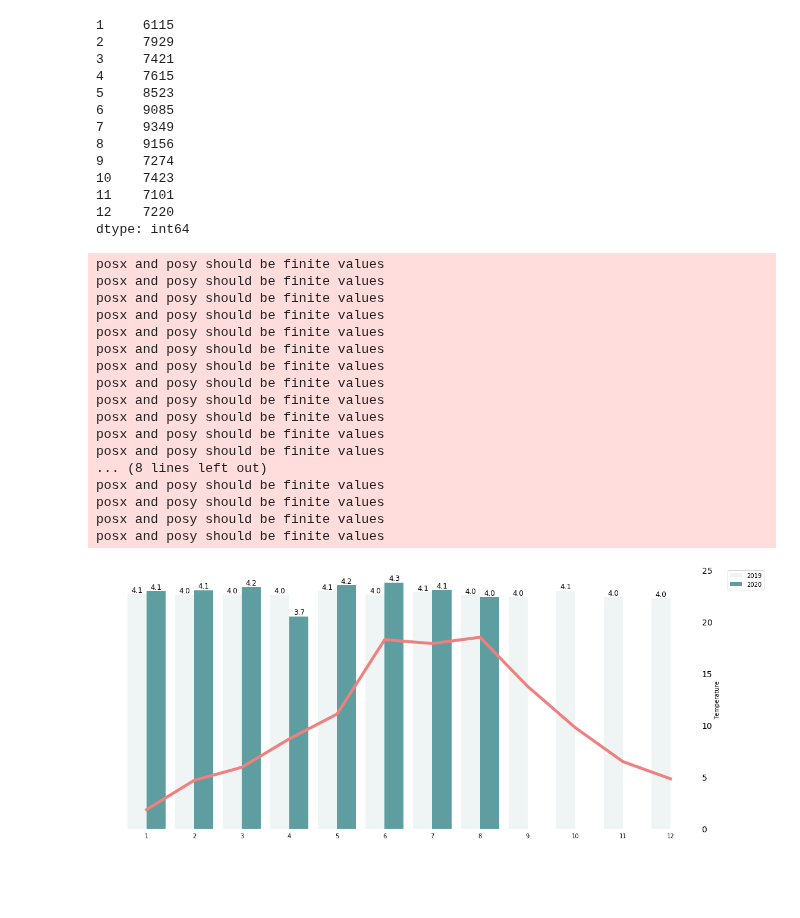
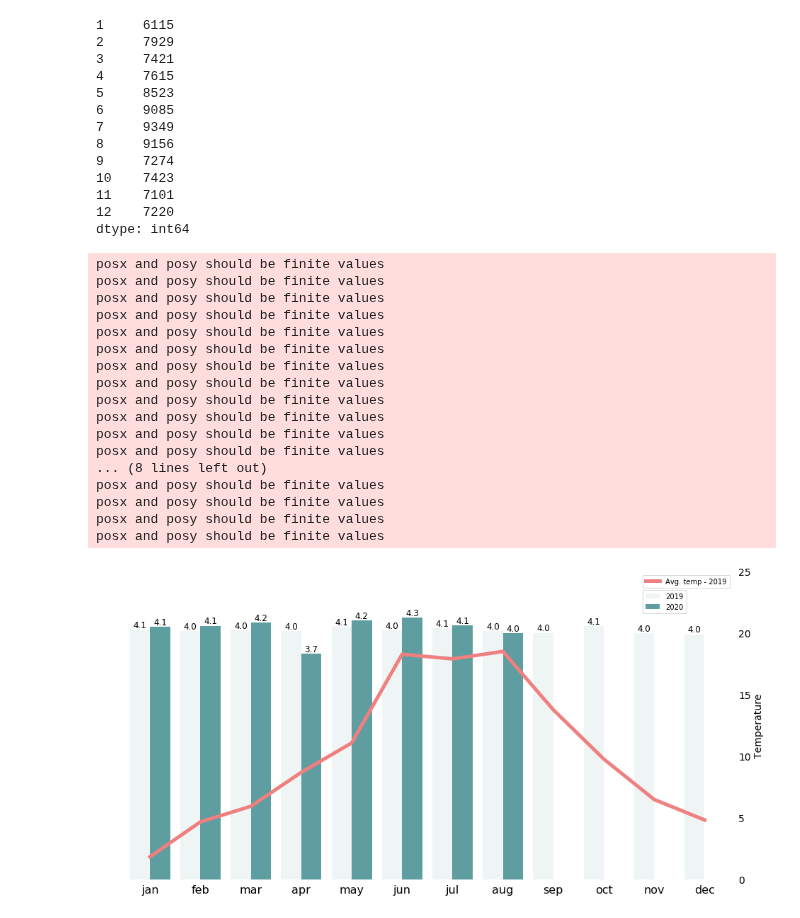
Before and after one commit to annarenneke/Group19, a Jupyter notebook: EXAM/Descriptive Stat.ipynb, the cells around one changed output. Drawn from its saved outputs; the diff is of its cells as text; code cells hidden in the pictures; blank space fills up the shorter version.

```diff
--- a/EXAM/Descriptive Stat.ipynb
+++ b/EXAM/Descriptive Stat.ipynb
@@ -168,17 +168,18 @@ dtype: int64
 # %%
 #Combo-chart
 
-fig , ax = plt.subplots(1 , figsize = (18, 8))
+fig , ax = plt.subplots(1 , figsize = (16, 8))
 
 
 #Bar chart
 ax = sns.barplot(x = 'month' , y = 'rest_rating' , data = df_combo , hue = 'year' , color = 'cadetblue' , saturation = 1 , ax = ax , ci = None)
 #ax.set_title('Avg Monthly score and temperature by year' , loc = 'left' , fontsize = 20)
-ax.legend(bbox_to_anchor=(1.05, 1), loc=2, borderaxespad=0.) #Location of legend
+ax.legend(bbox_to_anchor=(0.857, 0.94), loc=2, borderaxespad=0.) #Location of legend
 
+ax.set_xticklabels(['jan' , 'feb' , 'mar' , 'apr' , 'may' , 'jun' , 'jul' , 'aug' , 'sep' , 'oct' , 'nov' , 'dec'] , fontsize = 16)
 ax.tick_params(axis = 'both' , which = 'both' , bottom = False , top = False) #Removes ticks
 ax.xaxis.set_label_text("") #Removes axis name
-ax.set_ylim(0, )
+ax.set_ylim(0, 5)
 
 ax.get_yaxis().set_visible(False)
 
@@ -189,34 +190,34 @@ for p in ax.patches:
             fontsize=12, ha='center', va='bottom')
 
 #Adding secondary axis
 ax2 = ax.twinx()
-ax2 = sns.lineplot(x = 'month' , y = 'value' , data = df_temp , color = 'lightcoral' , linewidth = 5, ax = ax2 , ci = None)
-#ax2.legend(bbox_to_anchor=(1.05, 1), loc=3, borderaxespad=0.) #Location of legend
+ax2 = sns.lineplot(x = 'month' , y = 'value' , data = df_temp , color = 'lightcoral' , linewidth = 5, ax = ax2 , ci = None , label = 'Avg. temp - 2019')
+#ax2.legend(bbox_to_anchor=(1.05, 0.82), loc=8, borderaxespad=0.) #Location of legend
 ax2.set_ylim(0, 25)
 ax2.tick_params(axis = 'both' , which = 'both' , bottom = False , top = False , left = False , right = False , labelsize = 14) #Removes ticks
-ax2.yaxis.set_label_text("Temperature") #Removes axis name
+ax2.yaxis.set_label_text("Temperature" , fontsize = 14) #Removes axis name
 
 #ax2.get_yaxis().set_visible(False)
 
 sns.despine(left = True , bottom = True , right = True) #Removes border
 
 plt.savefig('Score_Temp_year.png')
 # %% [output]
 posx and posy should be finite values
 posx and posy should be finite values
 posx and posy should be finite values
 posx and posy should be finite values
 posx and posy should be finite values
 posx and posy should be finite values
 posx and posy should be finite values
 posx and posy should be finite values
 posx and posy should be finite values
 posx and posy should be finite values
 posx and posy should be finite values
 posx and posy should be finite values
 ... (8 lines left out)
 posx and posy should be finite values
 posx and posy should be finite values
 posx and posy should be finite values
 posx and posy should be finite values
-[figure, old version]
+[figure, new version]
```
Also changed, not shown: 1 other file.
